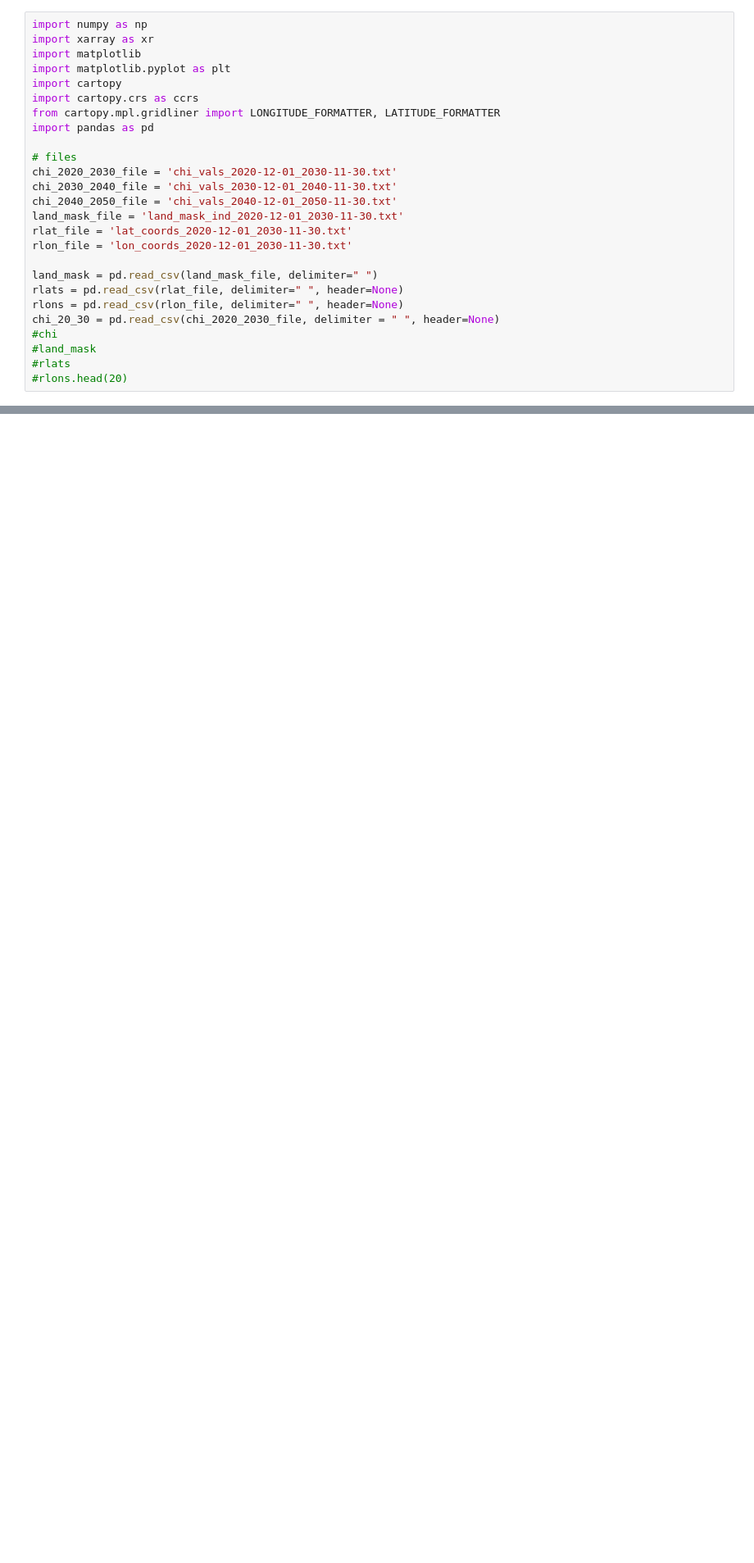
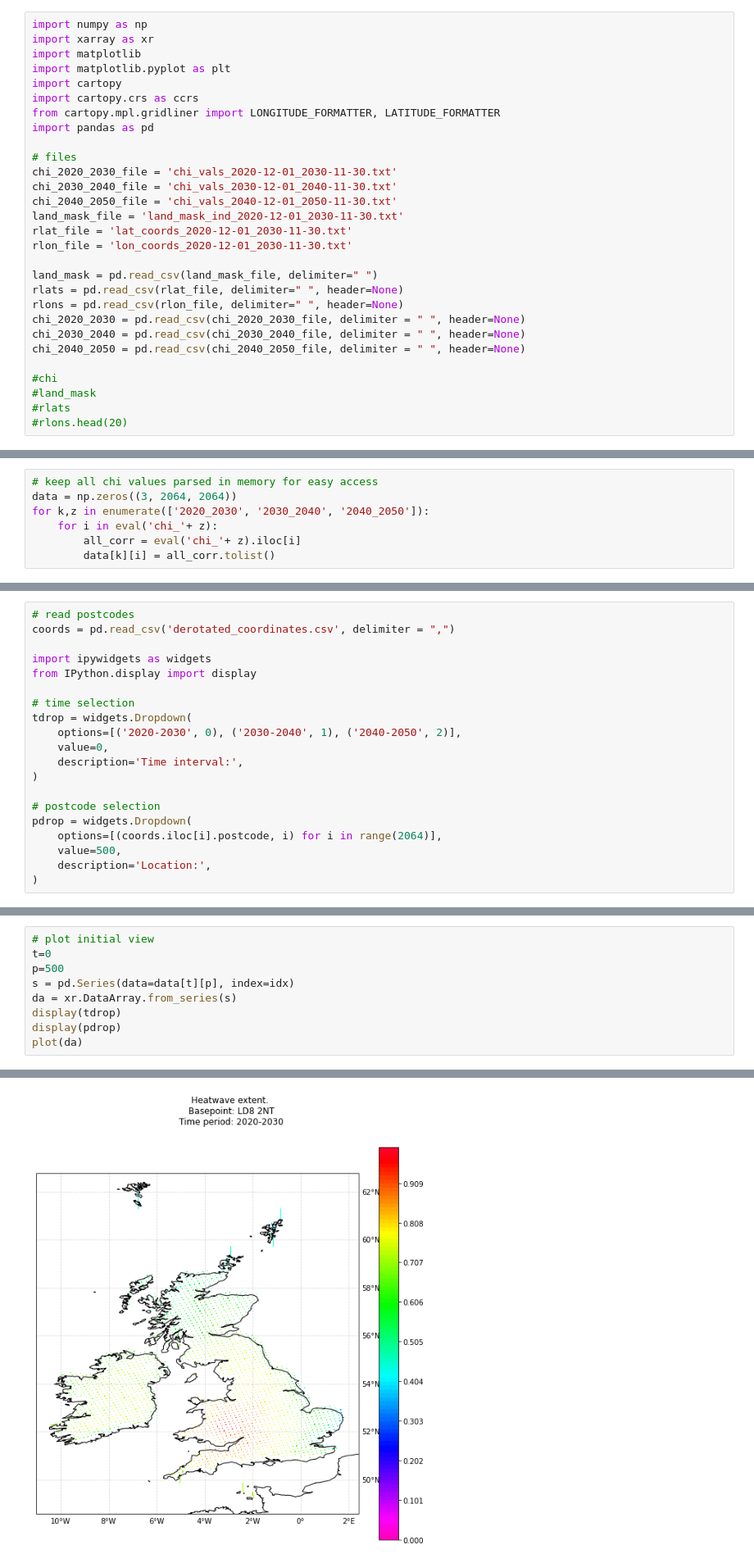
Before and after one commit to annapazola/hack-the-climate-coextremes, a Jupyter notebook: VISUALISATION.ipynb, the cells around one changed output, grey strips where cells are left out. Shown: that part at 82% size. Saved outputs shown, nothing was run; the diff lists cells and outputs as text; blank space fills up the shorter version.

Commit message:
improve plot

```diff
--- a/VISUALISATION.ipynb
+++ b/VISUALISATION.ipynb
@@ -19,7 +19,10 @@ rlon_file = 'lon_coords_2020-12-01_2030-11-30.txt'
 land_mask = pd.read_csv(land_mask_file, delimiter=" ")
 rlats = pd.read_csv(rlat_file, delimiter=" ", header=None)
 rlons = pd.read_csv(rlon_file, delimiter=" ", header=None)
-chi_20_30 = pd.read_csv(chi_2020_2030_file, delimiter = " ", header=None)
+chi_2020_2030 = pd.read_csv(chi_2020_2030_file, delimiter = " ", header=None)
+chi_2030_2040 = pd.read_csv(chi_2030_2040_file, delimiter = " ", header=None)
+chi_2040_2050 = pd.read_csv(chi_2040_2050_file, delimiter = " ", header=None)
+
 #chi
 #land_mask
 #rlats
@@ -54,0 +48,7 @@ da = xr.DataArray.from_series(s)
+# %%
+# keep all chi values parsed in memory for easy access
+data = np.zeros((3, 2064, 2064))
+for k,z in enumerate(['2020_2030', '2030_2040', '2040_2050']):
+    for i in eval('chi_'+ z):
+        all_corr = eval('chi_'+ z).iloc[i]
+        data[k][i] = all_corr.tolist()
@@ -55 +58,21 @@ da = xr.DataArray.from_series(s)
+# %%
+# read postcodes
+coords = pd.read_csv('derotated_coordinates.csv', delimiter = ",")
+
+import ipywidgets as widgets
+from IPython.display import display
+
+# time selection
+tdrop = widgets.Dropdown(
+    options=[('2020-2030', 0), ('2030-2040', 1), ('2040-2050', 2)],
+    value=0,
+    description='Time interval:',
+)
+
+# postcode selection
+pdrop = widgets.Dropdown(
+    options=[(coords.iloc[i].postcode, i) for i in range(2064)],
+    value=500,
+    description='Location:',
+)
 # %%
@@ -81,0 +127,10 @@ fig = da.plot(cmap=cmap, norm=norm,transform=transform) # alternative: transform
+# %%
+# plot initial view
+t=0
+p=500
+s = pd.Series(data=data[t][p], index=idx)
+da = xr.DataArray.from_series(s)
+display(tdrop)
+display(pdrop)
+plot(da)
+# %% [output]
@@ -81,0 +140 @@ fig = da.plot(cmap=cmap, norm=norm,transform=transform) # alternative: transform
+[figure, added]
```
Also changed, not shown: parts of 8 cells of this notebook.
